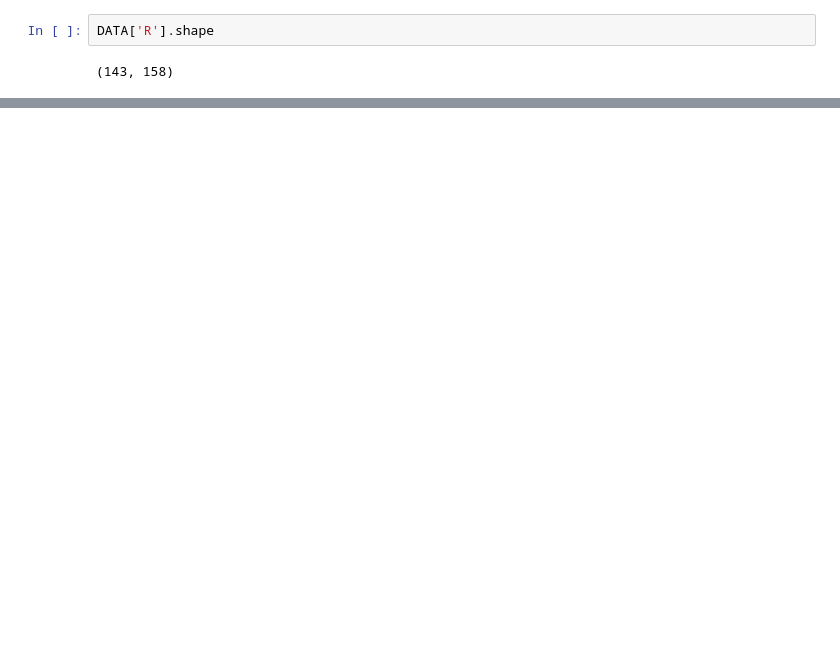
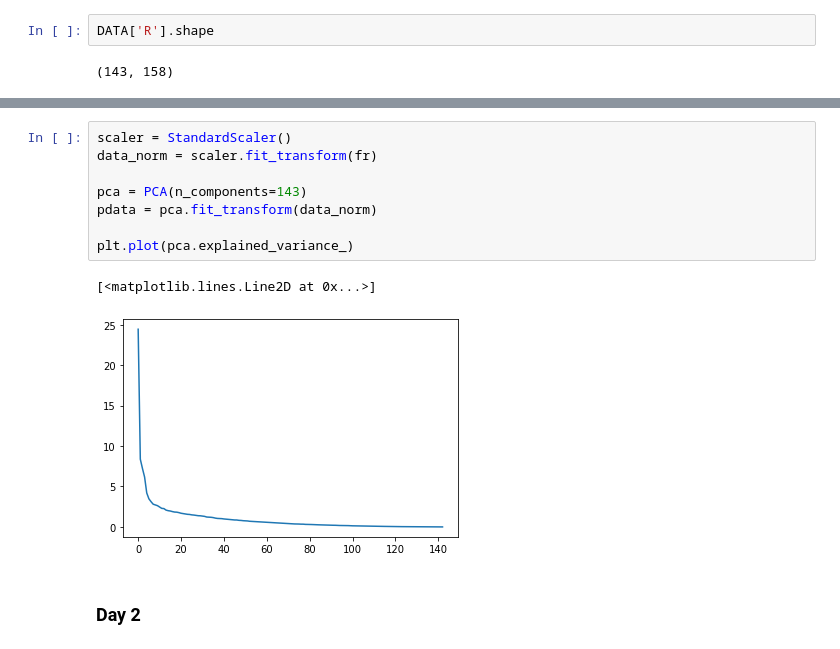
Before and after one commit to CONECT-INT/2022_CENTURI-SummerSchool, a Jupyter notebook: dev/dataset1_jp.ipynb, the cells around one changed output, grey strips where cells are left out. Drawn from its saved outputs; the diff is of its cells as text; blank space fills up the shorter version.

```diff
--- a/dev/dataset1_jp.ipynb
+++ b/dev/dataset1_jp.ipynb
@@ -95,0 +55,13 @@ DATA['R'].shape[0]
+# %%
+scaler = StandardScaler()
+data_norm = scaler.fit_transform(fr)
+
+pca = PCA(n_components=143)
+pdata = pca.fit_transform(data_norm)
+
+plt.plot(pca.explained_variance_)
+# %% [output]
+[<matplotlib.lines.Line2D at 0x...>]
+[figure, added]
+# %% [markdown]
+### Day 2
```
Also changed, not shown: parts of 55 cells of this notebook.
